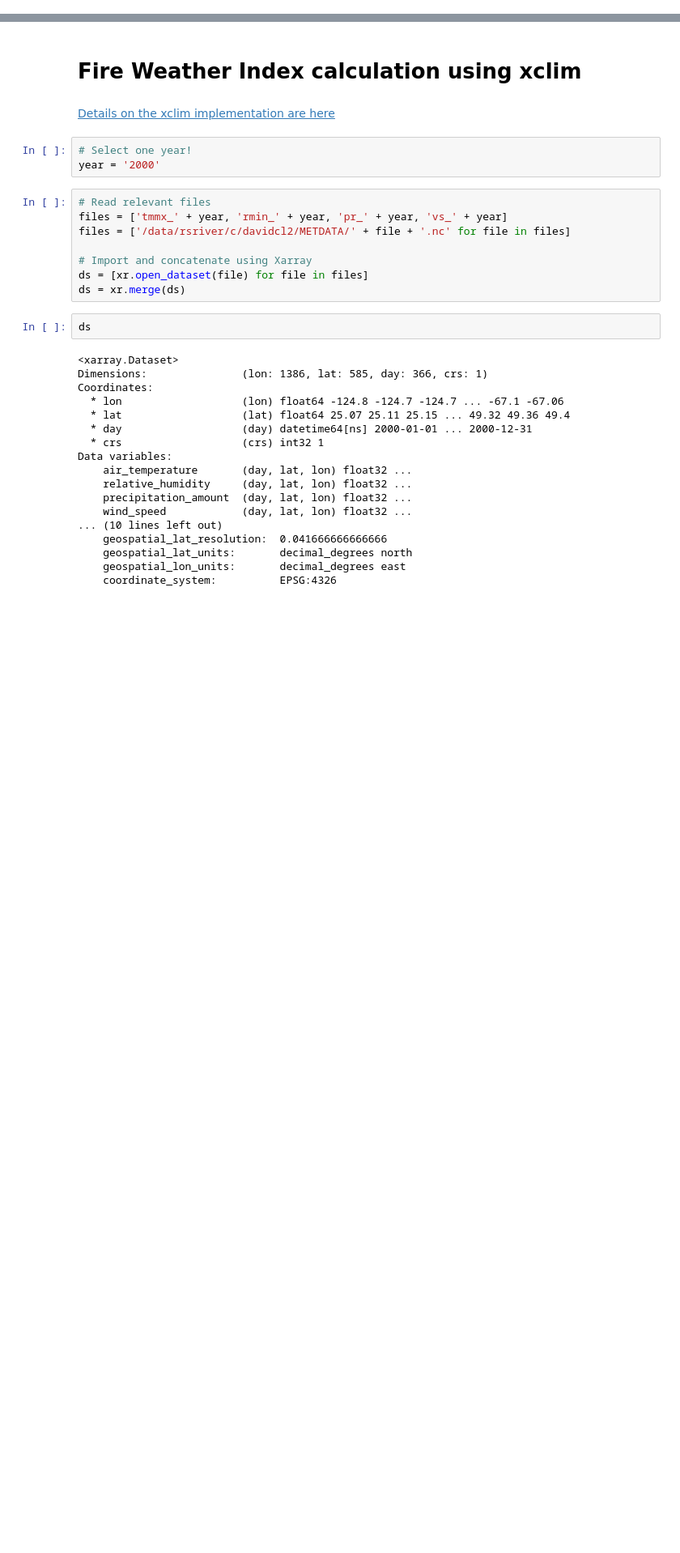
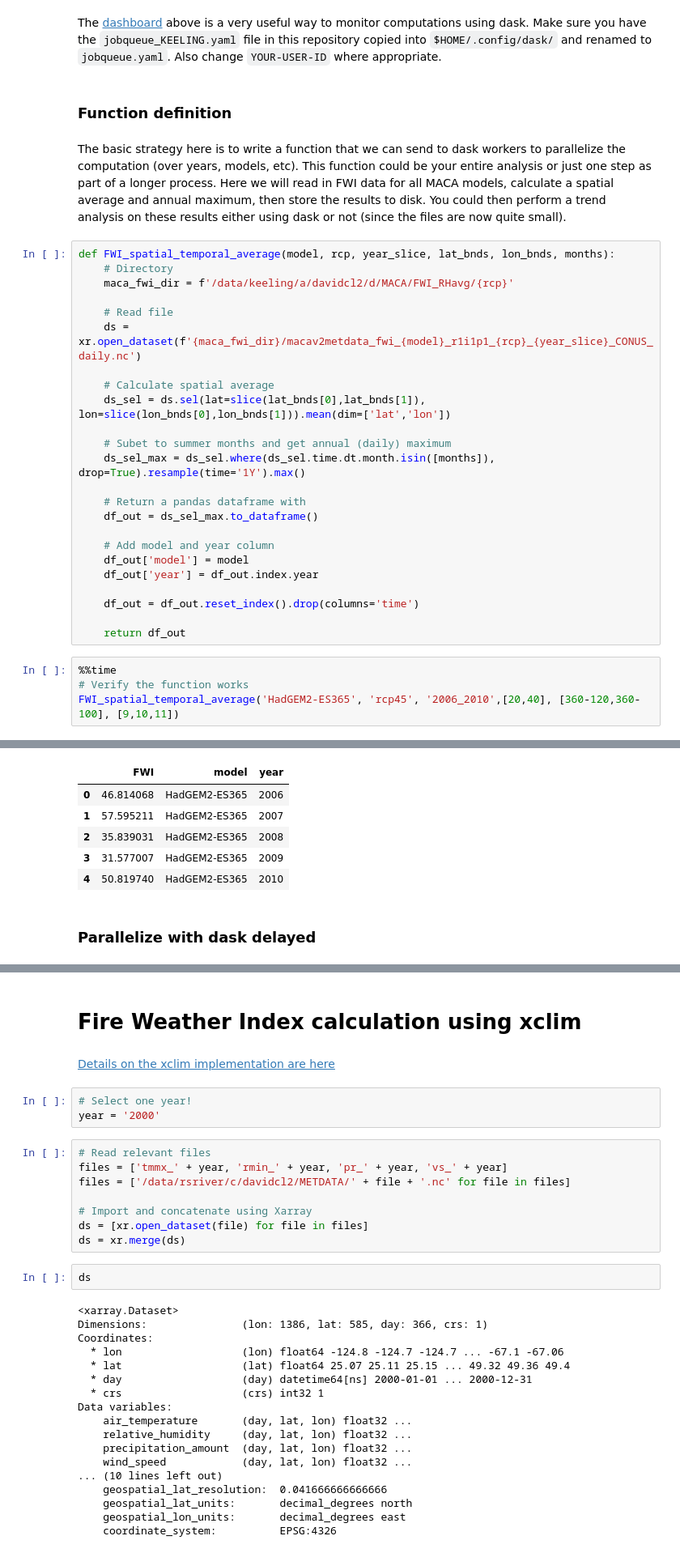
Before and after one commit to david0811/xarray_dask_example, a Jupyter notebook: keeling_FWI.ipynb, the cells around one changed output, grey strips where cells are left out. Shown: that part at 81% size. Cells and saved outputs as stored; diff of their text form; blank space fills up the shorter version.

```diff
--- a/keeling_FWI.ipynb
+++ b/keeling_FWI.ipynb
@@ -7,0 +52,35 @@ import dask
+# %% [markdown]
+The [dashboard](https://docs.dask.org/en/stable/diagnostics-distributed.html) above is a very useful way to monitor computations using dask. Make sure you have the `jobqueue_KEELING.yaml` file in this repository copied into `$HOME/.config/dask/` and renamed to `jobqueue.yaml`. Also change `YOUR-USER-ID` where appropriate.
+# %% [markdown]
+### Function definition
+# %% [markdown]
+The basic strategy here is to write a function that we can send to dask workers to parallelize the computation (over years, models, etc). This function could be your entire analysis or just one step as part of a longer process. Here we will read in FWI data for all MACA models, calculate a spatial average and annual maximum, then store the results to disk. You could then perform a trend analysis on these results either using dask or not (since the files are now quite small).
+# %%
+def FWI_spatial_temporal_average(model, rcp, year_slice, lat_bnds, lon_bnds, months):
+    # Directory
+    maca_fwi_dir = f'/data/keeling/a/davidcl2/d/MACA/FWI_RHavg/{rcp}'
+
+    # Read file
+    ds = xr.open_dataset(f'{maca_fwi_dir}/macav2metdata_fwi_{model}_r1i1p1_{rcp}_{year_slice}_CONUS_daily.nc')
+
+    # Calculate spatial average
+    ds_sel = ds.sel(lat=slice(lat_bnds[0],lat_bnds[1]), lon=slice(lon_bnds[0],lon_bnds[1])).mean(dim=['lat','lon'])
+
+    # Subet to summer months and get annual (daily) maximum
+    ds_sel_max = ds_sel.where(ds_sel.time.dt.month.isin([months]), drop=True).resample(time='1Y').max()
+
+    # Return a pandas dataframe with
+    df_out = ds_sel_max.to_dataframe()
+
+    # Add model and year column
+    df_out['model'] = model
+    df_out['year'] = df_out.index.year
+
+    df_out = df_out.reset_index().drop(columns='time')
+
+    return df_out
+# %%
+%%time
+# Verify the function works
+FWI_spatial_temporal_average('HadGEM2-ES365', 'rcp45', '2006_2010',[20,40], [360-120,360-100], [9,10,11])
+# %% [output]
@@ -7,0 +89,8 @@ import dask
+|  | FWI | model | year |
+| 0 | 46.814068 | HadGEM2-ES365 | 2006 |
+| 1 | 57.595211 | HadGEM2-ES365 | 2007 |
+| 2 | 35.839031 | HadGEM2-ES365 | 2008 |
+| 3 | 31.577007 | HadGEM2-ES365 | 2009 |
+| 4 | 50.819740 | HadGEM2-ES365 | 2010 |
+# %% [markdown]
+### Parallelize with dask delayed
```
Also changed, not shown: parts of 20 cells of this notebook.
